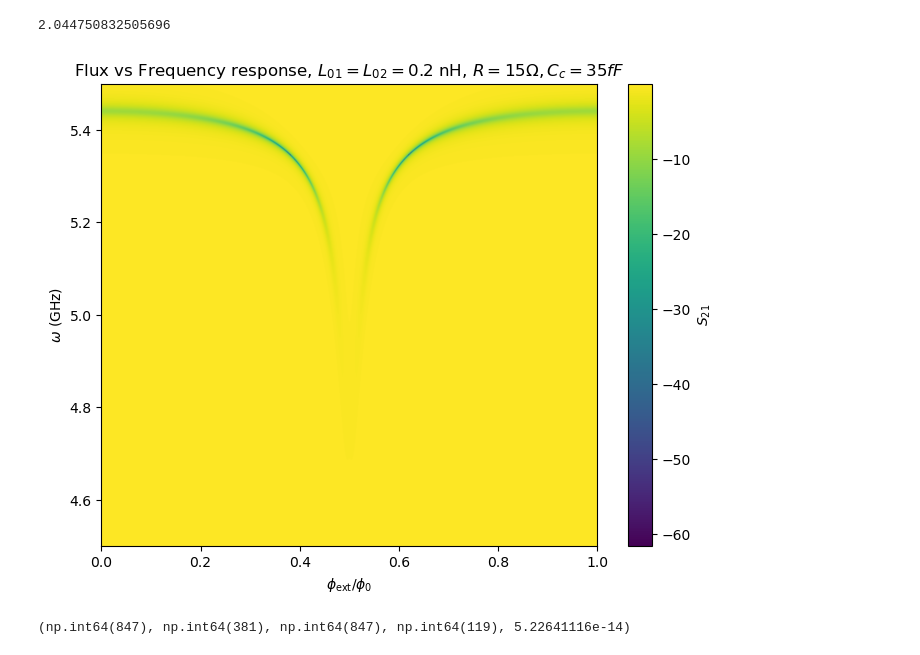
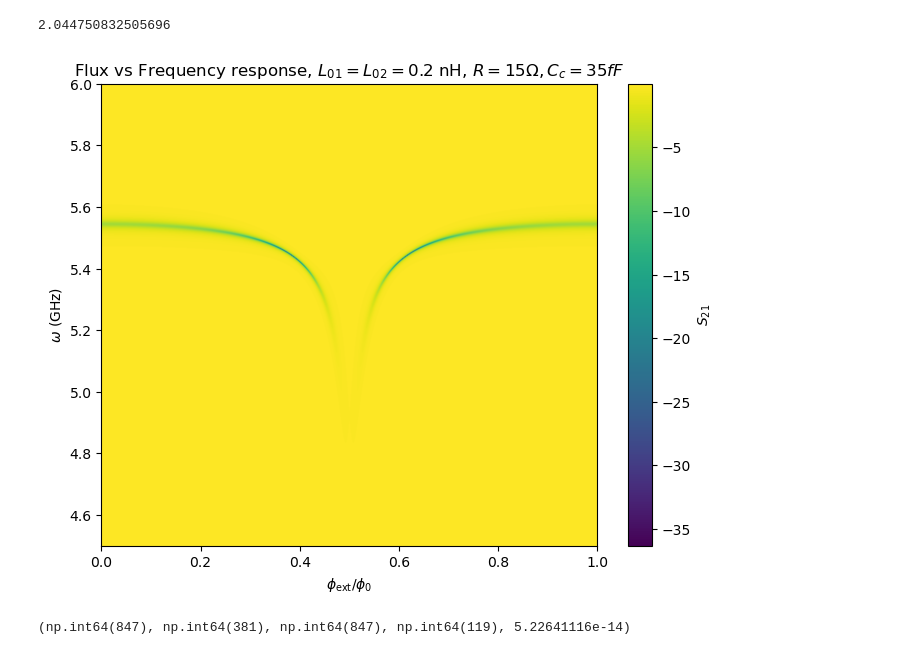
Before and after one commit to foysalx/Tunable-Coupler, a Jupyter notebook: TC-ABCD.ipynb, the cells around one changed output. Saved outputs shown, nothing was run; the diff lists cells and outputs as text; code cells hidden in the pictures.

```diff
--- a/TC-ABCD.ipynb
+++ b/TC-ABCD.ipynb
@@ -15,9 +15,9 @@ R_j = 1.55985018e+01 # resistance of the resistor
 phi_ext = np.linspace(0, 2*np.pi, N) # for magnetic flux sweep
 Z_0 = 50 # characteristic input impedance
 #fr = 5e9
-f_r = np.linspace(4.5e9, 5.5e9, N) # for frequency sweep
+f_r = np.linspace(4.5e9, 6e9, N) # for frequency sweep
 w_r = 2*np.pi*f_r
-C_c = (5.22641116e-14) # coupling capacitance to the transmission line (not shown in the setup)
+C_c = (35e-15) # coupling capacitance to the transmission line (not shown in the setup)
 
 # Solves for the phase difference delta of the josephson junction in the RF SQUID
 def del_sol(delta, a, phi_ext_val):
@@ -186,14 +187,14 @@ for i in range(N):
         S21_vals[i, j] = S21(fullM_vals[0, 0, i, j], fullM_vals[0, 1, i, j], fullM_vals[1, 0, i, j], fullM_vals[1, 1, i, j], Z_0)
 # %%
 plt.figure(figsize=(8, 6))
-plt.imshow(20*np.log10(np.abs(S21_vals)), extent = [0, 1, 4.5, 5.5], origin='lower', aspect='auto', cmap='viridis')
+plt.imshow(20*np.log10(np.abs(S21_vals)), extent = [0, 1, 4.5, 6], origin='lower', aspect='auto', cmap='viridis')
 plt.colorbar(label=r'$S_{21}$')
 plt.xlabel(r'$\phi_{\rm ext} / \phi_0$')
 plt.ylabel(r'$\omega$ (GHz)')
 plt.title(r'Flux vs Frequency response, $L_{01} = L_{02} = 0.2$ nH, $R = 15 \Omega, C_c = 35 fF$')
 plt.show()
 # %% [output]
-[figure, old version]
+[figure, new version]
 # %%
 x = 20*np.log10(np.abs(S21_vals[:, 0:500]))
 y = 20*np.log10(np.abs(S21_vals[:, 500:1000]))
```
Also changed, not shown: parts of 4 cells of this notebook, 2 other files.
